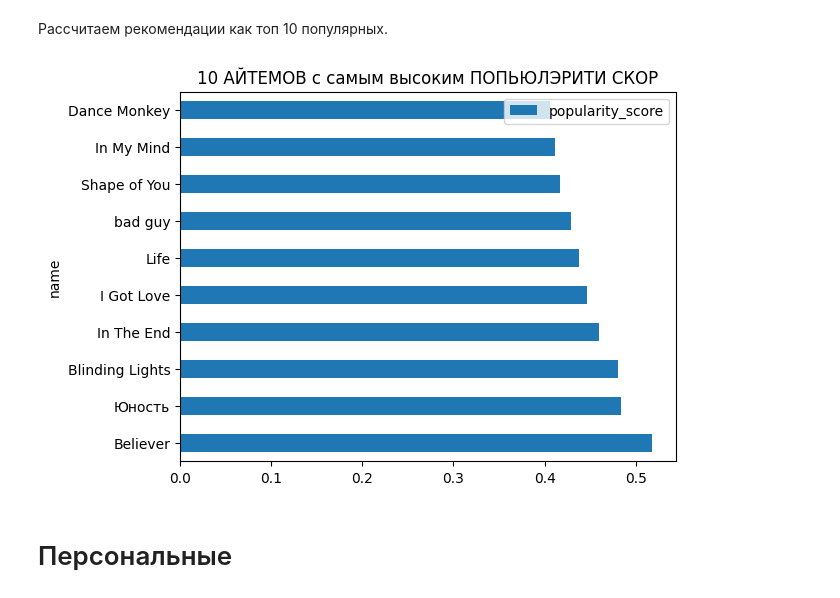
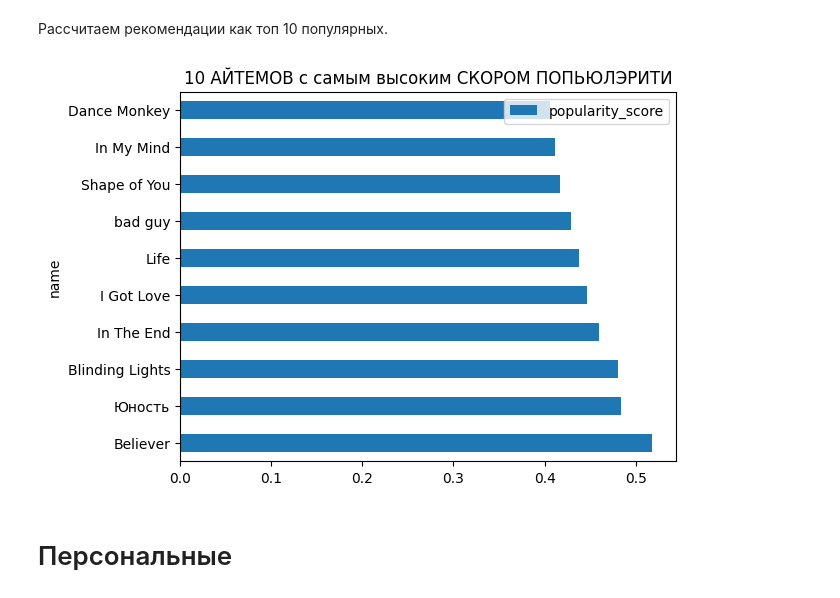
Before and after one commit to AlexChudinov/mle-project-sprint-4-v001, a Jupyter notebook: recommendations.ipynb, the cells around one changed output. Cells and saved outputs as stored; diff of their text form; code cells hidden in the pictures.

```diff
--- a/recommendations.ipynb
+++ b/recommendations.ipynb
@@ -515,10 +516,10 @@ top_k_pop_items = item_popularity.nlargest(n=10, columns=["popularity_score"])
 # %%
 catalog_names = pd.read_parquet(input_data_path / "catalog_names.parquet")
 catalog_names = catalog_names.query("type == 'track'")[["id", "name"]]
 top_k_pop_items.merge(catalog_names, left_on="item_id", right_on="id").plot.barh(x="name", y="popularity_score")
-_ = plt.title("10 АЙТЕМОВ с самым высоким ПОПЬЮЛЭРИТИ СКОР")
+_ = plt.title("10 АЙТЕМОВ с самым высоким СКОРОМ ПОПЬЮЛЭРИТИ")
 # %% [output]
-[figure, old version]
+[figure, new version]
 # %% [markdown]
 # Персональные
 # %% [markdown]
```
Also changed, not shown: parts of 8 cells of this notebook, 1 other file.
